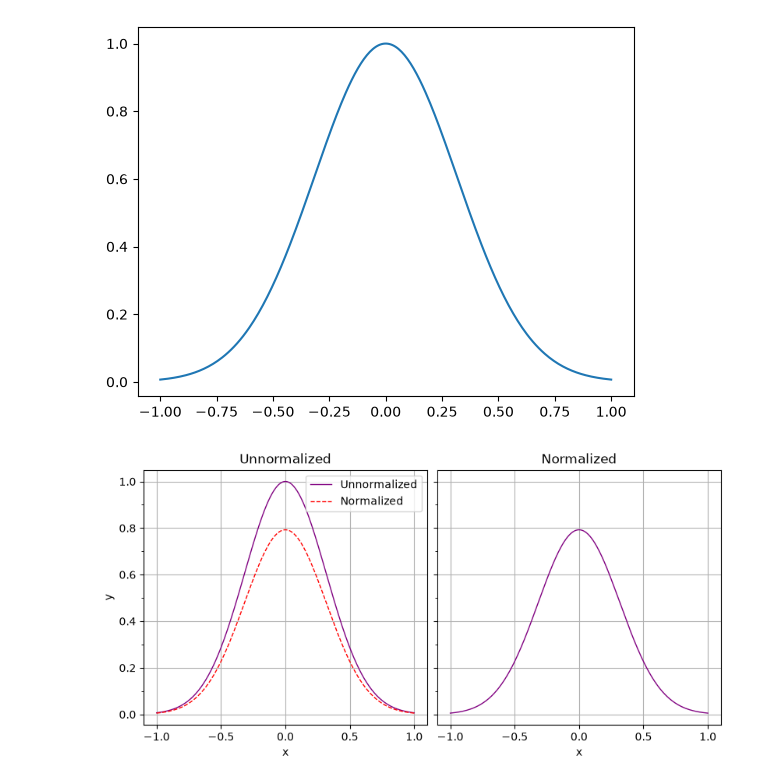
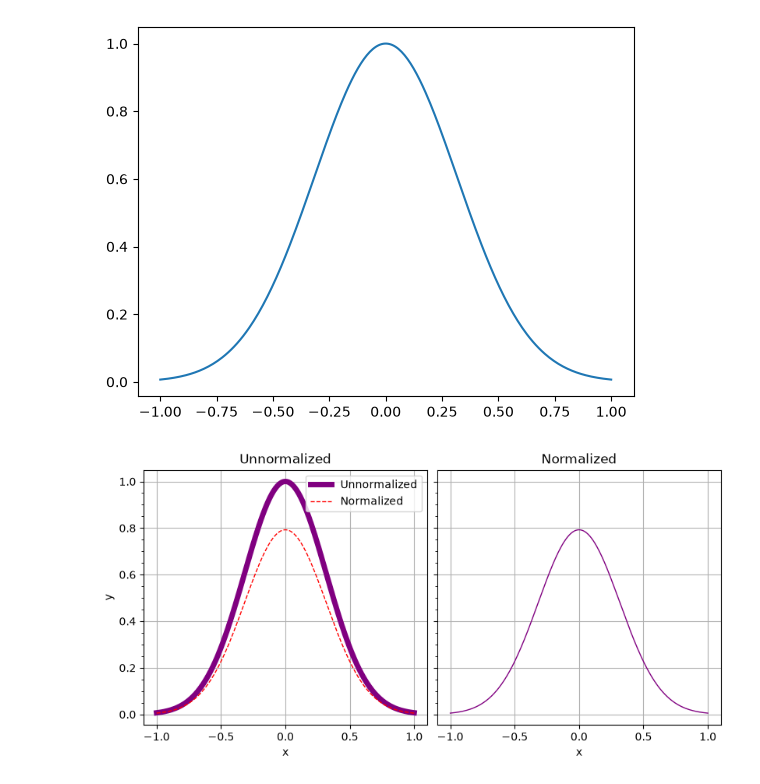
Before and after one commit to mjianpour/numerical-methods-practices, a Jupyter notebook: plotting_exercises/exercise1.ipynb, the cells around one changed output. Cells and saved outputs as stored; diff of their text form; code cells hidden in the pictures.

```diff
--- a/plotting_exercises/exercise1.ipynb
+++ b/plotting_exercises/exercise1.ipynb
@@ -38,26 +38,26 @@ from matplotlib.ticker import MultipleLocator
 # %%
 fig, ax = plt.subplots(
     nrows=1,
     ncols=2,
     sharey=True,
     figsize = (8,4),    # dimensions of all plots together.
     # width_ratios=[4, 1], # height_ratios=[] for column
     layout='constrained' # Prevents overlapping titles/labels automatically
 )
-ax[0].plot(xs, ys, color="purple", linewidth=1)
+ax[0].plot(xs, ys, color="purple", linewidth=5)
 ax[0].plot(xs, ys_n, color="red", linewidth=1, linestyle="dashed")
 ax[0].set_title("Unnormalized")
 ax[0].grid()
 ax[0].legend(labels = ["Unnormalized", "Normalized"], loc='upper right')
 ax[0].set_ylabel("y")
 ax[0].set_xlabel("x")
-ax[0].yaxis.set_minor_locator(MultipleLocator(0.1))
+ax[0].yaxis.set_minor_locator(MultipleLocator(0.05))
 
 ax[1].plot(xs, ys_n, color="purple", linewidth=1)
 ax[1].set_title("Normalized")
 ax[1].set_xlabel("x")
 ax[1].grid()
 
 plt.show()
 # %% [output]
-[figure, old version]
+[figure, new version]
```
Also changed, not shown: parts of 1 cell of this notebook.
